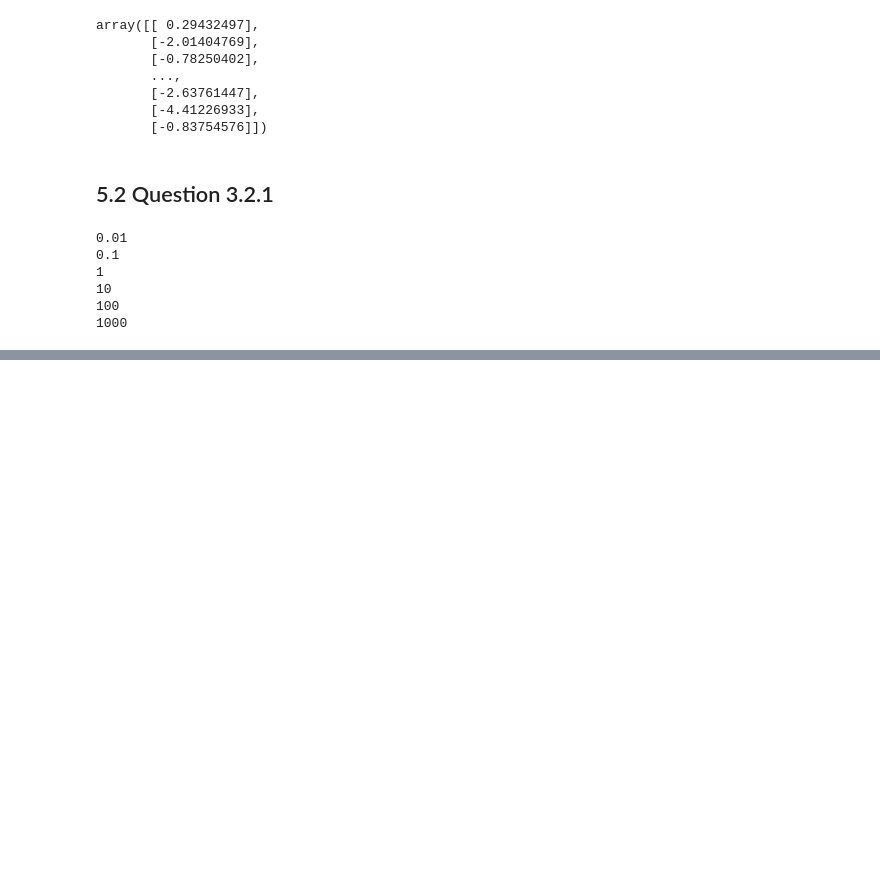
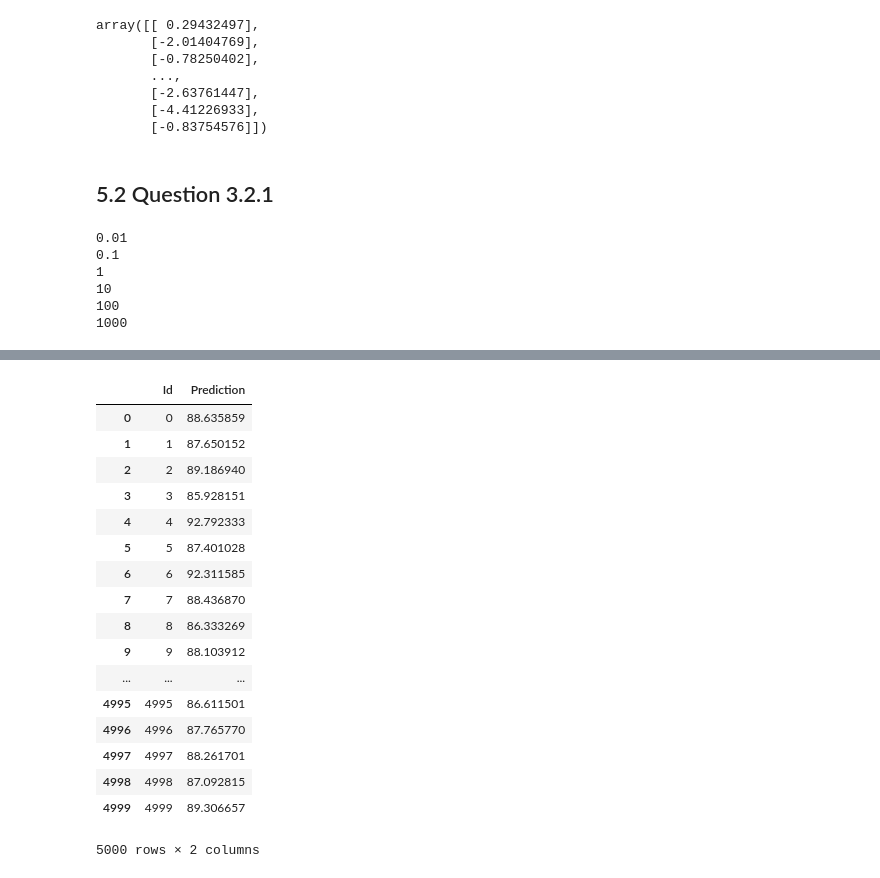
Before and after one commit to caitaozhan/CSE512-homework, a Jupyter notebook: hw2/RidgeRegression.ipynb, the cells around one changed output, grey strips where cells are left out. Saved outputs shown, nothing was run; the diff lists cells and outputs as text; code cells hidden in the pictures; blank space fills up the shorter version.

```diff
--- a/hw2/RidgeRegression.ipynb
+++ b/hw2/RidgeRegression.ipynb
@@ -571,0 +597,5 @@ df_train.drop(df_train.index[-1], inplace=True)
+# %%
+for lambdaa in lambdaas:
+    myridge.fit(X, y, lambdaa)
+    y_pred = myridge.predict(X_val)
+    print(lambdaa, myridge.rmse(y_val, y_pred))
@@ -571,0 +610,31 @@ df_train.drop(df_train.index[-1], inplace=True)
+# %%
+myridge.fit(X, y, 0.7)
+
+X_test = myridge.read_X('data/testData.csv')
+y_pred = myridge.predict(X_test)
+# %%
+df_pred = pd.DataFrame(y_pred, columns=['Prediction'])
+# %%
+index = [i for i in range(0, len(df_pred))]
+df_pred.insert(0, 'Id', index)
+# %%
+df_pred
+# %% [output]
+|  | Id | Prediction |
+| 0 | 0 | 88.635859 |
+| 1 | 1 | 87.650152 |
+| 2 | 2 | 89.186940 |
+| 3 | 3 | 85.928151 |
+| 4 | 4 | 92.792333 |
+| 5 | 5 | 87.401028 |
+| 6 | 6 | 92.311585 |
+| 7 | 7 | 88.436870 |
+| 8 | 8 | 86.333269 |
+| 9 | 9 | 88.103912 |
+| ... | ... | ... |
+| 4995 | 4995 | 86.611501 |
+| 4996 | 4996 | 87.765770 |
+| 4997 | 4997 | 88.261701 |
+| 4998 | 4998 | 87.092815 |
+| 4999 | 4999 | 89.306657 |
+5000 rows × 2 columns
```
Also changed, not shown: parts of 10 cells of this notebook, 2 other files.
